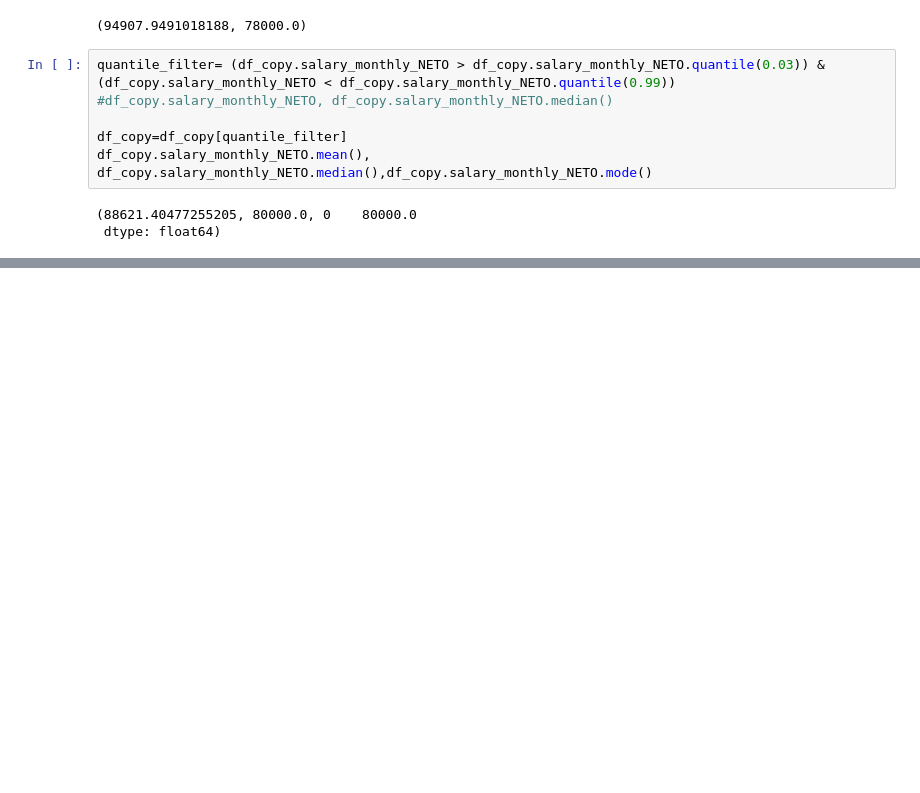
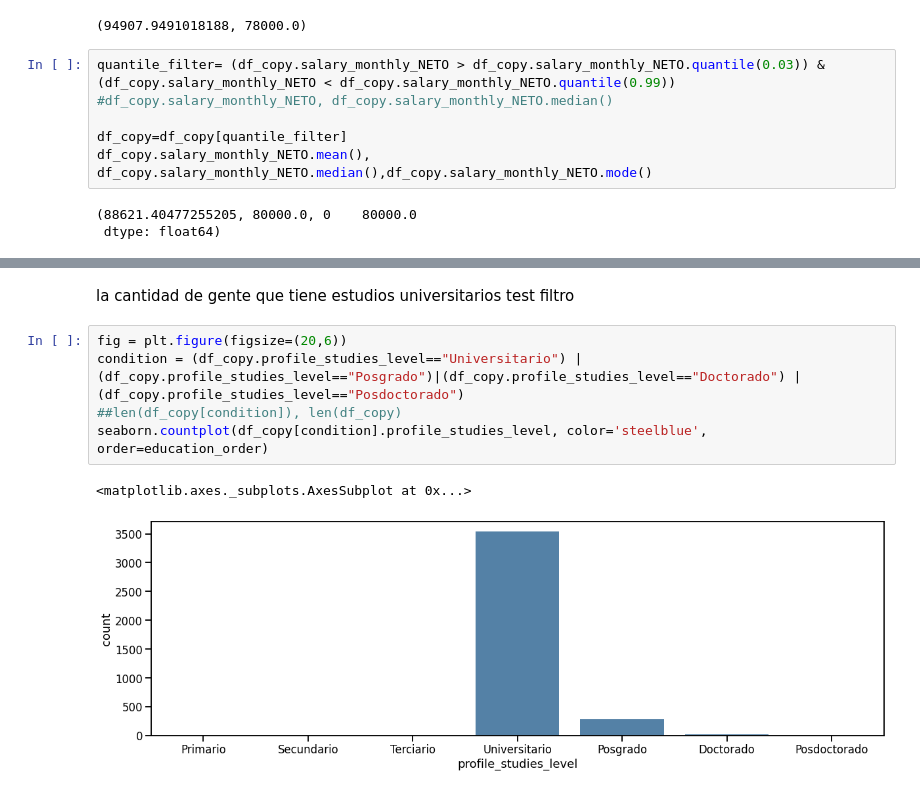
Before and after one commit to Natali-PP/diplodatos2021, a Jupyter notebook: AnalisiYVisualizacion/02_Estadistica_descriptiva.ipynb, the cells around one changed output, grey strips where cells are left out. Cells and saved outputs as stored; diff of their text form; blank space fills up the shorter version.

```diff
--- a/AnalisiYVisualizacion/02_Estadistica_descriptiva.ipynb
+++ b/AnalisiYVisualizacion/02_Estadistica_descriptiva.ipynb
@@ -419,0 +421,10 @@ seaborn.countplot(df_copy.profile_studies_level, color='steelblue', order=educat
+# %% [markdown]
+la cantidad de gente que tiene estudios universitarios test filtro
+# %%
+fig = plt.figure(figsize=(20,6))
+condition = (df_copy.profile_studies_level=="Universitario") | (df_copy.profile_studies_level=="Posgrado")|(df_copy.profile_studies_level=="Doctorado") | (df_copy.profile_studies_level=="Posdoctorado")
+##len(df_copy[condition]), len(df_copy)
+seaborn.countplot(df_copy[condition].profile_studies_level, color='steelblue', order=education_order)
+# %% [output]
+<matplotlib.axes._subplots.AxesSubplot at 0x...>
+[figure, added]
```
Also changed, not shown: parts of 4 cells of this notebook.
